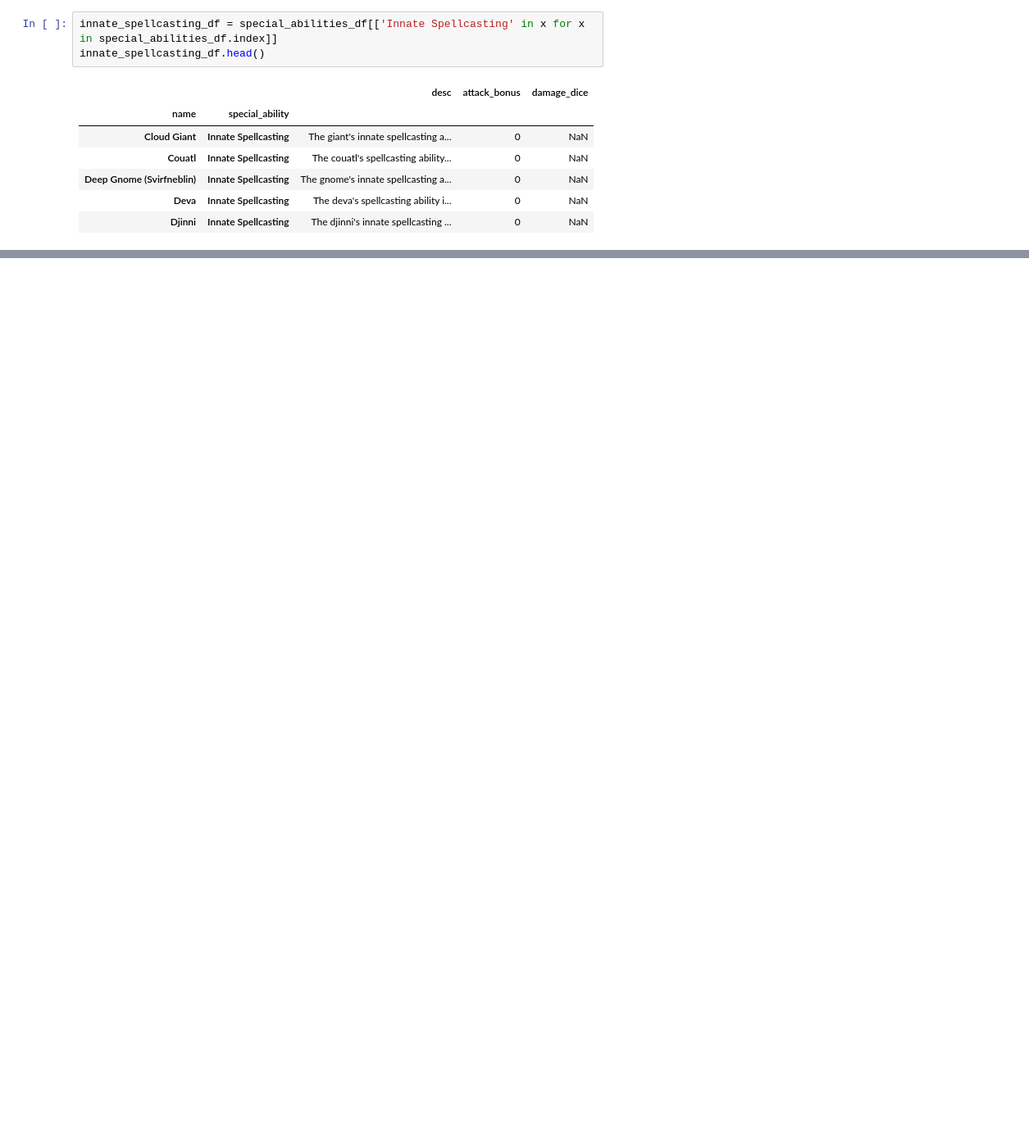
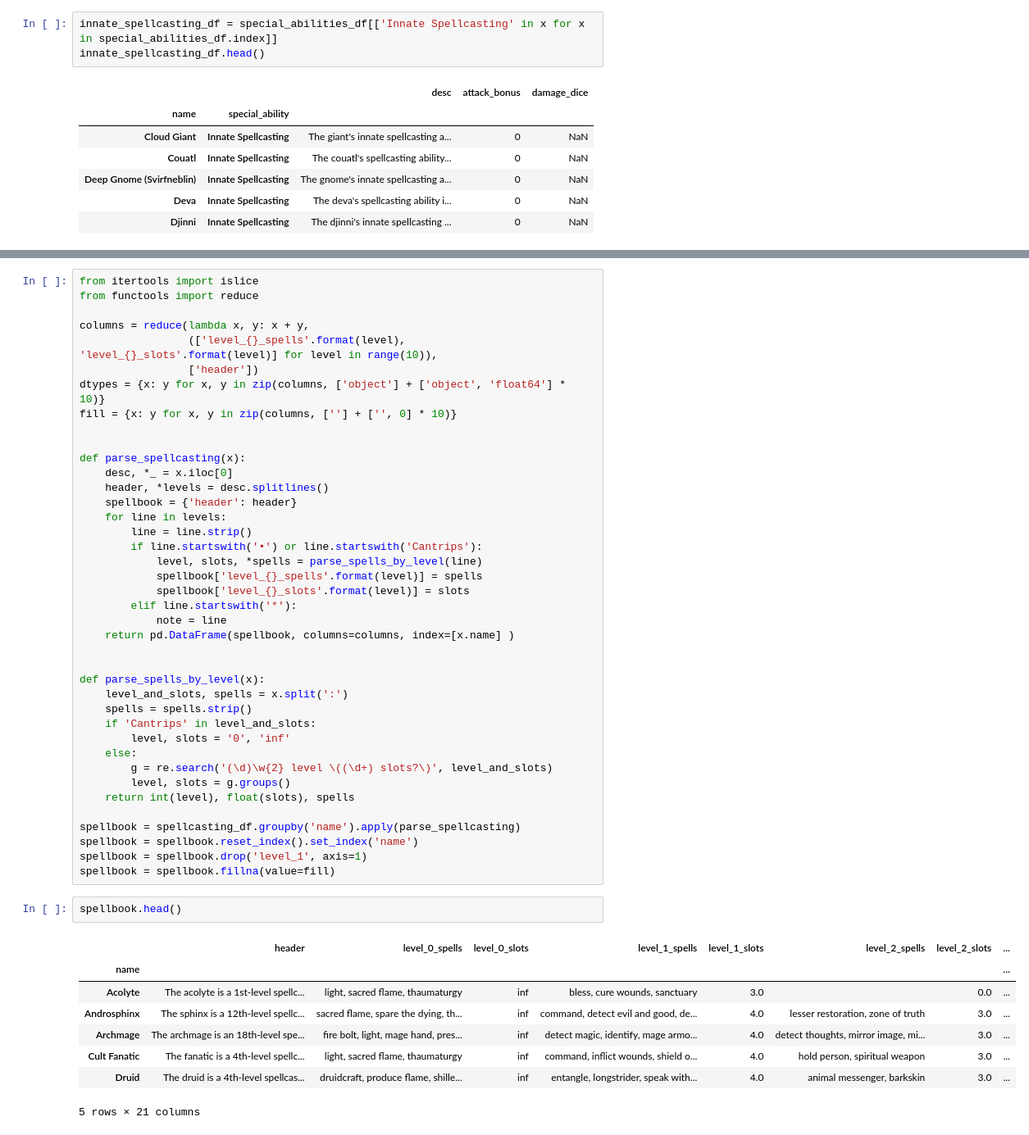
Before and after one commit to wisygig/cr, a Jupyter notebook: 0. Load and clean data.ipynb, the cells around one changed output, grey strips where cells are left out. Shown at 82% size. Cells and saved outputs as stored; diff of their text form; blank space fills up the shorter version.

```diff
--- a/0. Load and clean data.ipynb
+++ b/0. Load and clean data.ipynb
@@ -682,0 +638,51 @@ Name: desc, dtype: object
+# %%
+from itertools import islice
+from functools import reduce
+
+columns = reduce(lambda x, y: x + y,
+                 (['level_{}_spells'.format(level), 'level_{}_slots'.format(level)] for level in range(10)),
+                 ['header'])
+dtypes = {x: y for x, y in zip(columns, ['object'] + ['object', 'float64'] * 10)}
+fill = {x: y for x, y in zip(columns, [''] + ['', 0] * 10)}
+
+
+def parse_spellcasting(x):
+    desc, *_ = x.iloc[0]
+    header, *levels = desc.splitlines()
+    spellbook = {'header': header}
+    for line in levels:
+        line = line.strip()
+        if line.startswith('•') or line.startswith('Cantrips'):
+            level, slots, *spells = parse_spells_by_level(line)
+            spellbook['level_{}_spells'.format(level)] = spells
+            spellbook['level_{}_slots'.format(level)] = slots
+        elif line.startswith('*'):
+            note = line
+    return pd.DataFrame(spellbook, columns=columns, index=[x.name] )
+
+
+def parse_spells_by_level(x):
+    level_and_slots, spells = x.split(':')
+    spells = spells.strip()
+    if 'Cantrips' in level_and_slots:
+        level, slots = '0', 'inf'
+    else:
+        g = re.search('(\d)\w{2} level \((\d+) slots?\)', level_and_slots)
+        level, slots = g.groups()
+    return int(level), float(slots), spells
+
+spellbook = spellcasting_df.groupby('name').apply(parse_spellcasting)
+spellbook = spellbook.reset_index().set_index('name')
+spellbook = spellbook.drop('level_1', axis=1)
+spellbook = spellbook.fillna(value=fill)
+# %%
+spellbook.head()
+# %% [output]
+|  | header | level_0_spells | level_0_slots | level_1_spells | level_1_slots | level_2_spells | level_2_slots | ... |
+| name |  |  |  |  |  |  |  | ... |
+| Acolyte | The acolyte is a 1st-level spellc... | light, sacred flame, thaumaturgy | inf | bless, cure wounds, sanctuary | 3.0 |  | 0.0 | ... |
+| Androsphinx | The sphinx is a 12th-level spellc... | sacred flame, spare the dying, th... | inf | command, detect evil and good, de... | 4.0 | lesser restoration, zone of truth | 3.0 | ... |
+| Archmage | The archmage is an 18th-level spe... | fire bolt, light, mage hand, pres... | inf | detect magic, identify, mage armo... | 4.0 | detect thoughts, mirror image, mi... | 3.0 | ... |
+| Cult Fanatic | The fanatic is a 4th-level spellc... | light, sacred flame, thaumaturgy | inf | command, inflict wounds, shield o... | 4.0 | hold person, spiritual weapon | 3.0 | ... |
+| Druid | The druid is a 4th-level spellcas... | druidcraft, produce flame, shille... | inf | entangle, longstrider, speak with... | 4.0 | animal messenger, barkskin | 3.0 | ... |
+5 rows × 21 columns
```
Also changed, not shown: parts of 4 cells of this notebook, 1 other file.
